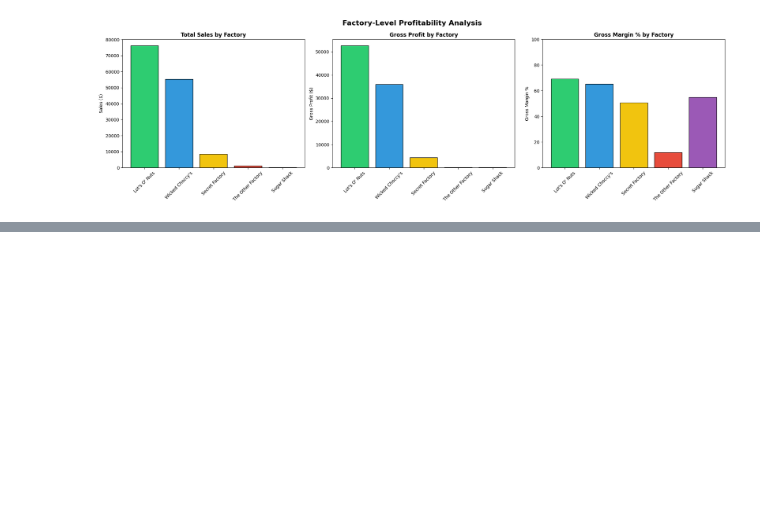
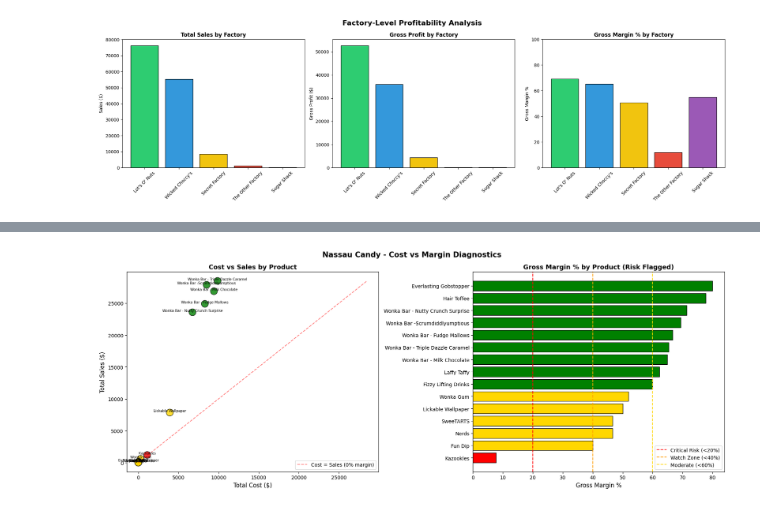
Before and after one commit to kshitij472/Massua-Candy-Distributor, a Jupyter notebook: notebooks/eda_analysis.ipynb, the cells around one changed output, grey strips where cells are left out. Cells and saved outputs as stored; diff of their text form; code cells hidden in the pictures; blank space fills up the shorter version.

```diff
--- a/notebooks/eda_analysis.ipynb
+++ b/notebooks/eda_analysis.ipynb
@@ -516,0 +769,81 @@ plt.show()
+# %%
+import matplotlib.pyplot as plt
+import numpy as np
+
+# Color mapping for risk flags
+color_map = {
+    "🚨 Critical Risk": "red",
+    "⚠️ Watch Zone"  : "orange",
+    "🟡 Moderate"    : "gold",
+    "✅ Healthy"     : "green"
+}
+
+colors = product_summary["Margin_Risk_Flag"].map(color_map)
+
+fig, axes = plt.subplots(1, 2, figsize=(18, 7))
+
+# --- Chart 1: Cost vs Sales Scatter ---
+axes[0].scatter(
+    product_summary["Cost"],
+    product_summary["Sales"],
+    c=colors,
+    s=200,
+    edgecolors="black",
+    alpha=0.8
+)
+
+for _, row in product_summary.iterrows():
+    axes[0].annotate(
+        row["Product Name"],
+        (row["Cost"], row["Sales"]),
+        fontsize=7,
+        ha="center",
+        va="bottom"
+    )
+
+# Diagonal line (Cost = Sales, margin = 0%)
+max_val = max(product_summary["Sales"].max(), product_summary["Cost"].max())
+axes[0].plot([0, max_val], [0, max_val], 'r--', alpha=0.5, label="Cost = Sales (0% margin)")
+
+axes[0].set_xlabel("Total Cost ($)", fontsize=12)
+axes[0].set_ylabel("Total Sales ($)", fontsize=12)
+axes[0].set_title("Cost vs Sales by Product", fontweight="bold", fontsize=13)
+axes[0].legend()
+
+# --- Chart 2: Margin % Bar Chart with Risk Colors ---
+sorted_df = product_summary.sort_values(by="Gross_Margin_%", ascending=True)
+bar_colors = sorted_df["Margin_Risk_Flag"].map(color_map)
+
+axes[1].barh(
+    sorted_df["Product Name"],
+    sorted_df["Gross_Margin_%"],
+    color=bar_colors,
+    edgecolor="black"
+)
+
+axes[1].axvline(x=20, color="red", linestyle="--", label="Critical Risk (<20%)")
+axes[1].axvline(x=40, color="orange", linestyle="--", label="Watch Zone (<40%)")
+axes[1].axvline(x=60, color="gold", linestyle="--", label="Moderate (<60%)")
+
+axes[1].set_xlabel("Gross Margin %", fontsize=12)
+axes[1].set_title("Gross Margin % by Product (Risk Flagged)", fontweight="bold", fontsize=13)
+axes[1].legend(loc="lower right")
+
+plt.suptitle(
+    "Nassau Candy - Cost vs Margin Diagnostics",
+    fontsize=15,
+    fontweight="bold"
+)
+plt.tight_layout()
+plt.show()
+
+# Action Recommendations
+print("\n📋 Action Recommendations:")
+print("="*50)
+print("\n🚨 Reprice or Discontinue:")
+display(product_summary[product_summary["Margin_Risk_Flag"] == "🚨 Critical Risk"][["Product Name", "Gross_Margin_%", "Cost_to_Sales_Ratio"]])
+
+print("\n⚠️ Review Pricing:")
+display(product_summary[product_summary["Margin_Risk_Flag"] == "🟡 Moderate"][["Product Name", "Gross_Margin_%", "Cost_to_Sales_Ratio"]])
+# %% [output]
+[figure, added]
```
Also changed, not shown: parts of 12 cells of this notebook.
